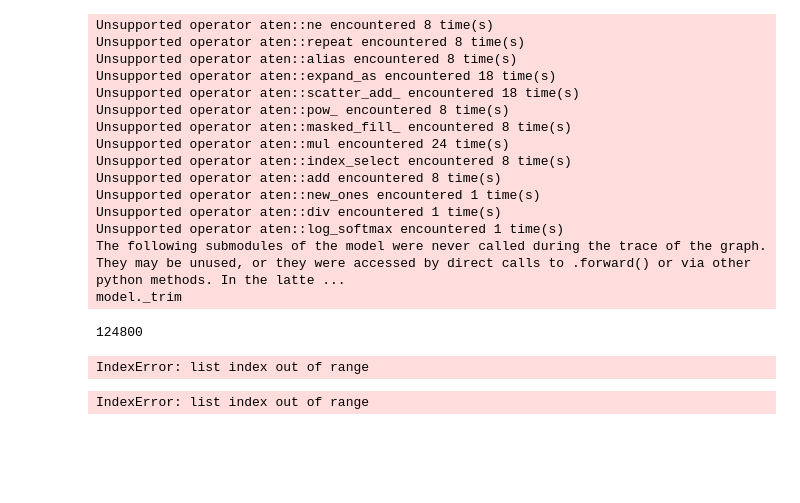
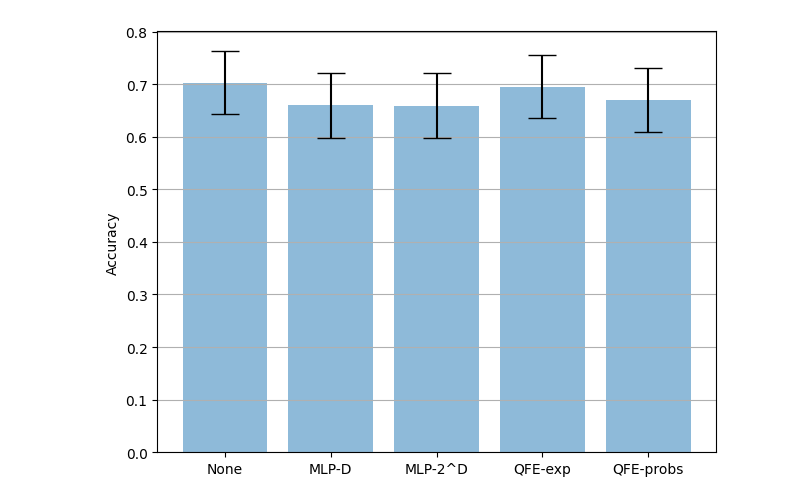
Before and after one commit to jsimonrichard/QFE-Experiments, a Jupyter notebook: model_experimentor.ipynb, the cells around one changed output. Cells and saved outputs as stored; diff of their text form; code cells hidden in the pictures; blank space fills up the shorter version.

```diff
--- a/model_experimentor.ipynb
+++ b/model_experimentor.ipynb
@@ -28,39 +39,25 @@ device = "cpu"
 # %%
 args.embedding = Embedding.NONE
 model = build_model(args, 4, 2)
-# %%
-get_flops(model, device, x, edge_index, batch=batch)
-# %% [output]
-Unsupported operator aten::ne encountered 8 time(s)
-Unsupported operator aten::repeat encountered 8 time(s)
-Unsupported operator aten::alias encountered 8 time(s)
-Unsupported operator aten::expand_as encountered 18 time(s)
-Unsupported operator aten::scatter_add_ encountered 18 time(s)
-Unsupported operator aten::pow_ encountered 8 time(s)
-Unsupported operator aten::masked_fill_ encountered 8 time(s)
-Unsupported operator aten::mul encountered 24 time(s)
-Unsupported operator aten::index_select encountered 8 time(s)
-Unsupported operator aten::add encountered 8 time(s)
-Unsupported operator aten::new_ones encountered 1 time(s)
-Unsupported operator aten::div encountered 1 time(s)
-Unsupported operator aten::log_softmax encountered 1 time(s)
-The following submodules of the model were never called during the trace of the graph. They may be unused, or they were accessed by direct calls to .forward() or via other python methods. In the latte ...
-model._trim
-124800
-# %%
-model.eval()
-FlopCountAnalysis(model, inputs=(
-    x.to(device),
-    edge_index.to(device),
-    None if batch is None else batch.to(device)
-)).total()
-# %% [output]
-IndexError: list index out of range
-# %%
-FlopCountAnalysis(model, inputs=(
-    x,
-    edge_index,
-    batch
-)).total()
-# %% [output]
-IndexError: list index out of range
+# %%
+import matplotlib.pyplot as plt
+
+embeddings = ["None", "MLP-D", "MLP-2^D", "QFE-exp", "QFE-probs"]
+averages = [0.703, 0.660, 0.659, 0.695, 0.669]
+error = [0.059, 0.062, 0.062, 0.060, 0.061]
+
+x_pos = range(len(embeddings))
+
+# Build the plot
+fig, ax = plt.subplots()
+ax.bar(x_pos, averages, yerr=error, align='center', alpha=0.5, ecolor='black', capsize=10)
+ax.set_ylabel('Accuracy')
+ax.set_xticks(x_pos)
+ax.set_xticklabels(embeddings)
+ax.yaxis.grid(True)
+
+# Save the figure and show
+plt.tight_layout()
+plt.show()
+# %% [output]
+[figure, added]
```
Also changed, not shown: parts of 5 cells of this notebook, 7 other files.
